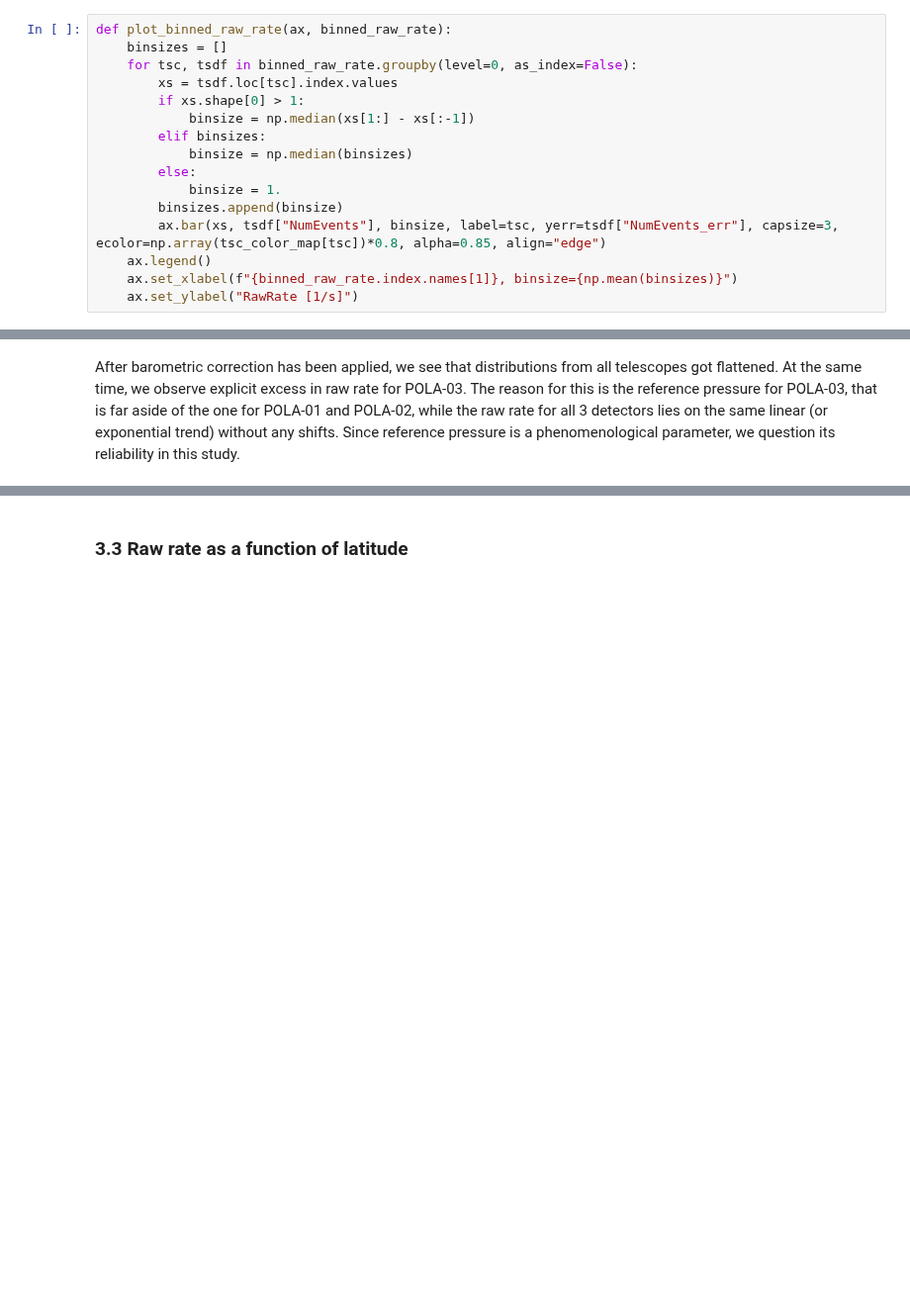
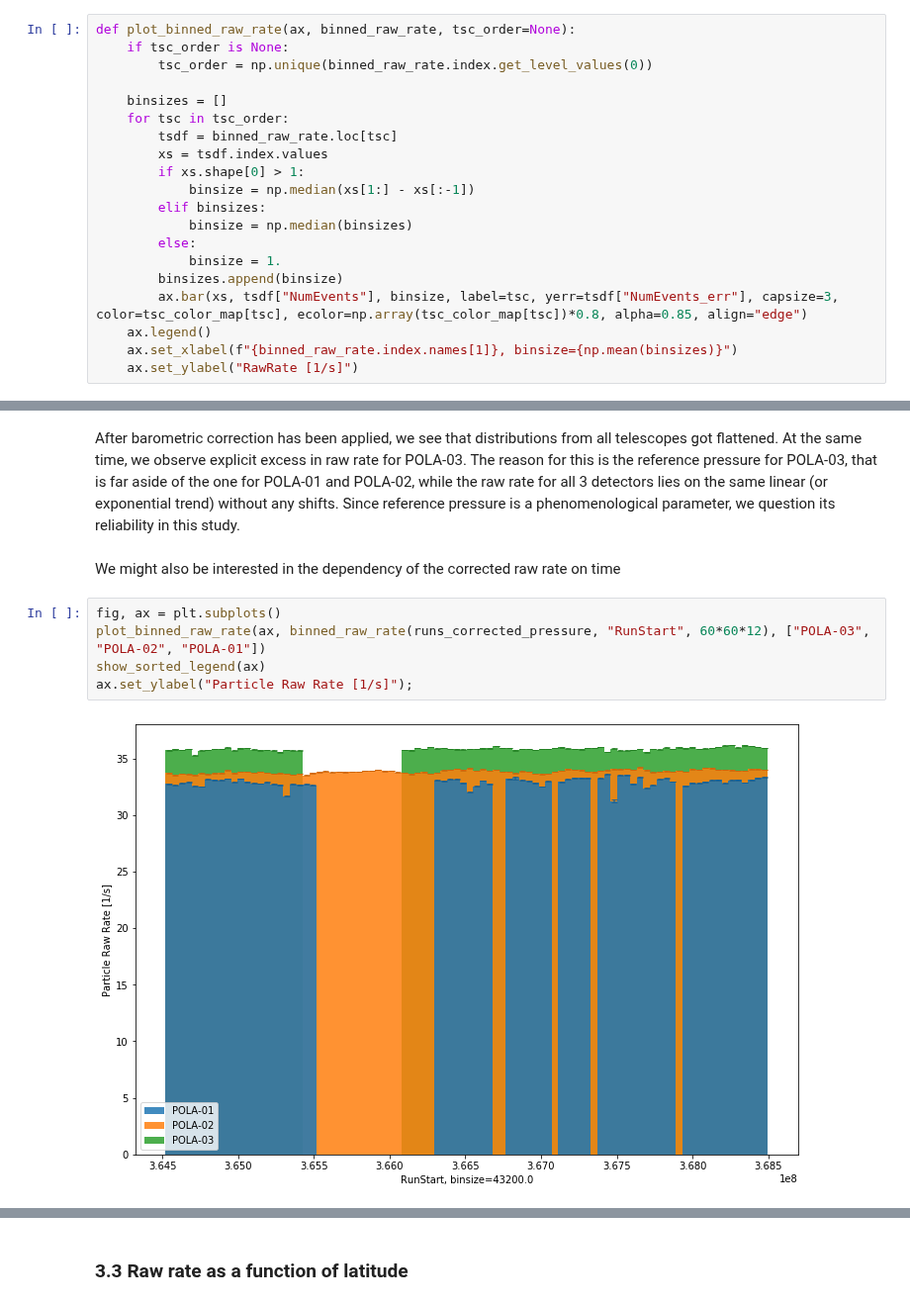
Before and after one commit to vindex10/rbpp-projects, a Jupyter notebook: project2/project2-plots.ipynb, the cells around one changed output, grey strips where cells are left out. Shown at 99% size. Drawn from its saved outputs; the diff is of its cells as text; blank space fills up the shorter version.

```diff
--- a/project2/project2-plots.ipynb
+++ b/project2/project2-plots.ipynb
@@ -428,10 +428,14 @@ def binned_raw_rate(df, xlabel, binsize):
     merged.drop(columns=["RunDuration", "RunDuration_err"], inplace=True)
     return merged.set_index(["telescope", xlabel])
 # %%
-def plot_binned_raw_rate(ax, binned_raw_rate):
+def plot_binned_raw_rate(ax, binned_raw_rate, tsc_order=None):
+    if tsc_order is None:
+        tsc_order = np.unique(binned_raw_rate.index.get_level_values(0))
+
     binsizes = []
-    for tsc, tsdf in binned_raw_rate.groupby(level=0, as_index=False):
-        xs = tsdf.loc[tsc].index.values
+    for tsc in tsc_order:
+        tsdf = binned_raw_rate.loc[tsc]
+        xs = tsdf.index.values
         if xs.shape[0] > 1:
             binsize = np.median(xs[1:] - xs[:-1])
         elif binsizes:
@@ -439,7 +443,7 @@ def plot_binned_raw_rate(ax, binned_raw_rate):
         else:
             binsize = 1.
         binsizes.append(binsize)
-        ax.bar(xs, tsdf["NumEvents"], binsize, label=tsc, yerr=tsdf["NumEvents_err"], capsize=3, ecolor=np.array(tsc_color_map[tsc])*0.8, alpha=0.85, align="edge")
+        ax.bar(xs, tsdf["NumEvents"], binsize, label=tsc, yerr=tsdf["NumEvents_err"], capsize=3, color=tsc_color_map[tsc], ecolor=np.array(tsc_color_map[tsc])*0.8, alpha=0.85, align="edge")
     ax.legend()
     ax.set_xlabel(f"{binned_raw_rate.index.names[1]}, binsize={np.mean(binsizes)}")
     ax.set_ylabel("RawRate [1/s]")
@@ -668,3 +674,12 @@ plot_binned_raw_rate(ax,
 [figure]
 # %% [markdown]
 After barometric correction has been applied, we see that distributions from all telescopes got flattened. At the same time, we observe explicit excess in raw rate for POLA-03. The reason for this is the reference pressure for POLA-03, that is far aside of the one for POLA-01 and POLA-02, while the raw rate for all 3 detectors lies on the same linear (or exponential trend) without any shifts. Since reference pressure is a phenomenological parameter, we question its reliability in this study.
+# %% [markdown]
+We might also be interested in the dependency of the corrected raw rate on time
+# %%
+fig, ax = plt.subplots()
+plot_binned_raw_rate(ax, binned_raw_rate(runs_corrected_pressure, "RunStart", 60*60*12), ["POLA-03", "POLA-02", "POLA-01"])
+show_sorted_legend(ax)
+ax.set_ylabel("Particle Raw Rate [1/s]");
+# %% [output]
+[figure, added]
```
Also changed, not shown: parts of 5 cells of this notebook.
